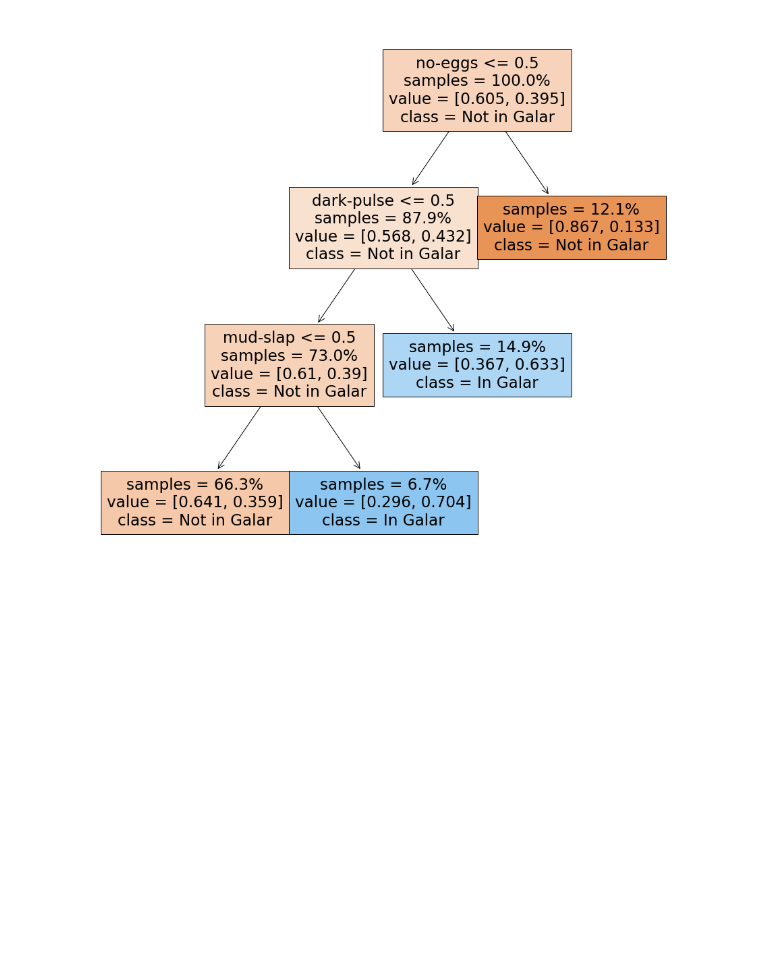
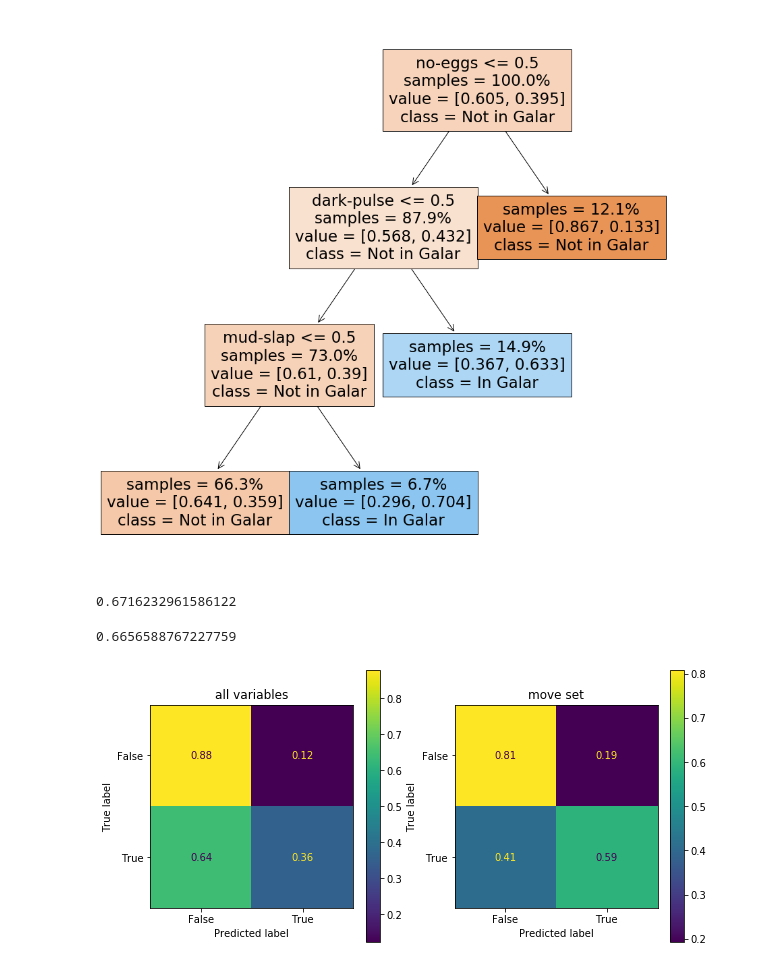
Before and after one commit to nwrim/small_projects, a Jupyter notebook: Pokemon_included_Galar_decision_tree.ipynb, the cells around one changed output. Saved outputs shown, nothing was run; the diff lists cells and outputs as text; code cells hidden in the pictures; blank space fills up the shorter version.

```diff
--- a/Pokemon_included_Galar_decision_tree.ipynb
+++ b/Pokemon_included_Galar_decision_tree.ipynb
@@ -129,18 +130,19 @@ mlb = MultiLabelBinarizer()
 egg_df = pd.concat([df, pd.DataFrame(mlb.fit_transform(df['egg_groups']), columns=mlb.classes_, index=df.index)], axis=1)
 all_df = pd.concat([df, pd.DataFrame(mlb.fit_transform(df['egg_groups']), columns=mlb.classes_, index=df.index)], axis=1)
 
-mlb = MultiLabelBinarizer()
-abil_df = pd.concat([df, pd.DataFrame(mlb.fit_transform(df['abilities']), columns=mlb.classes_, index=df.index)], axis=1)
-all_df = pd.concat([all_df, pd.DataFrame(mlb.fit_transform(df['abilities']), columns=mlb.classes_, index=df.index)], axis=1)
+# decided not to use ability
+#mlb = MultiLabelBinarizer()
+#abil_df = pd.concat([df, pd.DataFrame(mlb.fit_transform(df['abilities']), columns=mlb.classes_, index=df.index)], axis=1)
+#all_df = pd.concat([all_df, pd.DataFrame(mlb.fit_transform(df['abilities']), columns=mlb.classes_, index=df.index)], axis=1)
 
 gen_df = pd.concat([df, pd.get_dummies(df['generation'])], axis=1)
 all_df = pd.concat([all_df, pd.get_dummies(df['generation'])], axis=1)
 
 mlb = MultiLabelBinarizer()
+type_df = pd.concat([df, pd.DataFrame(mlb.fit_transform(df['types']), columns=mlb.classes_, index=df.index)], axis=1)
+all_df = pd.concat([all_df, pd.DataFrame(mlb.fit_transform(df['types']), columns=mlb.classes_, index=df.index)], axis=1)
+
+mlb = MultiLabelBinarizer()
 move_df = pd.concat([df, pd.DataFrame(mlb.fit_transform(df['moves']), columns=mlb.classes_, index=df.index)], axis=1)
 all_df = pd.concat([all_df, pd.DataFrame(mlb.fit_transform(df['moves']), columns=mlb.classes_, index=df.index)], axis=1)
-
-mlb = MultiLabelBinarizer()
-type_df = pd.concat([df, pd.DataFrame(mlb.fit_transform(df['types']), columns=mlb.classes_, index=df.index)], axis=1)
-all_df = pd.concat([all_df, pd.DataFrame(mlb.fit_transform(df['types']), columns=mlb.classes_, index=df.index)], axis=1)
 # %% [markdown]
@@ -210,0 +211,10 @@ plot_tree(clf, ax=ax, feature_names=X.columns, filled=True,
+# %%
+# moveset tree
+# clf_, X_, y_ has underscore because I will reuse them later for confusion matrix plotting
+X_ = move_df.drop(columns=['galar'])
+y_ = move_df['galar'].astype('bool')
+clf_ = DecisionTreeClassifier(random_state=0, ccp_alpha=0.01).fit(X_, y_)
+fig, ax = plt.subplots(figsize=(15,15))
+plot_tree(clf_, ax=ax, feature_names=X_.columns, filled=True,
+          class_names=['Not in Galar', 'In Galar'],
+          impurity=False, proportion=True);
@@ -219,3 +239,19 @@ plot_tree(clf, ax=ax, feature_names=X.columns, filled=True,
           impurity=False, proportion=True);
 # %% [output]
 [figure]
+# %%
+clf.score(X, y)
+# %% [output]
+0.6716232961586122
+# %%
+roc_auc_score(clf.predict(X), y)
+# %% [output]
+0.6656588767227759
+# %%
+fig, ax = plt.subplots(ncols=2, figsize=(10,5))
+plot_confusion_matrix(clf, X, y, normalize='true', ax=ax[0])
+ax[0].set_title('all variables')
+plot_confusion_matrix(clf_, X_, y_, normalize='true', ax=ax[1])
+ax[1].set_title('move set');
+# %% [output]
+[figure, added]
```
Also changed, not shown: parts of 16 cells of this notebook.
